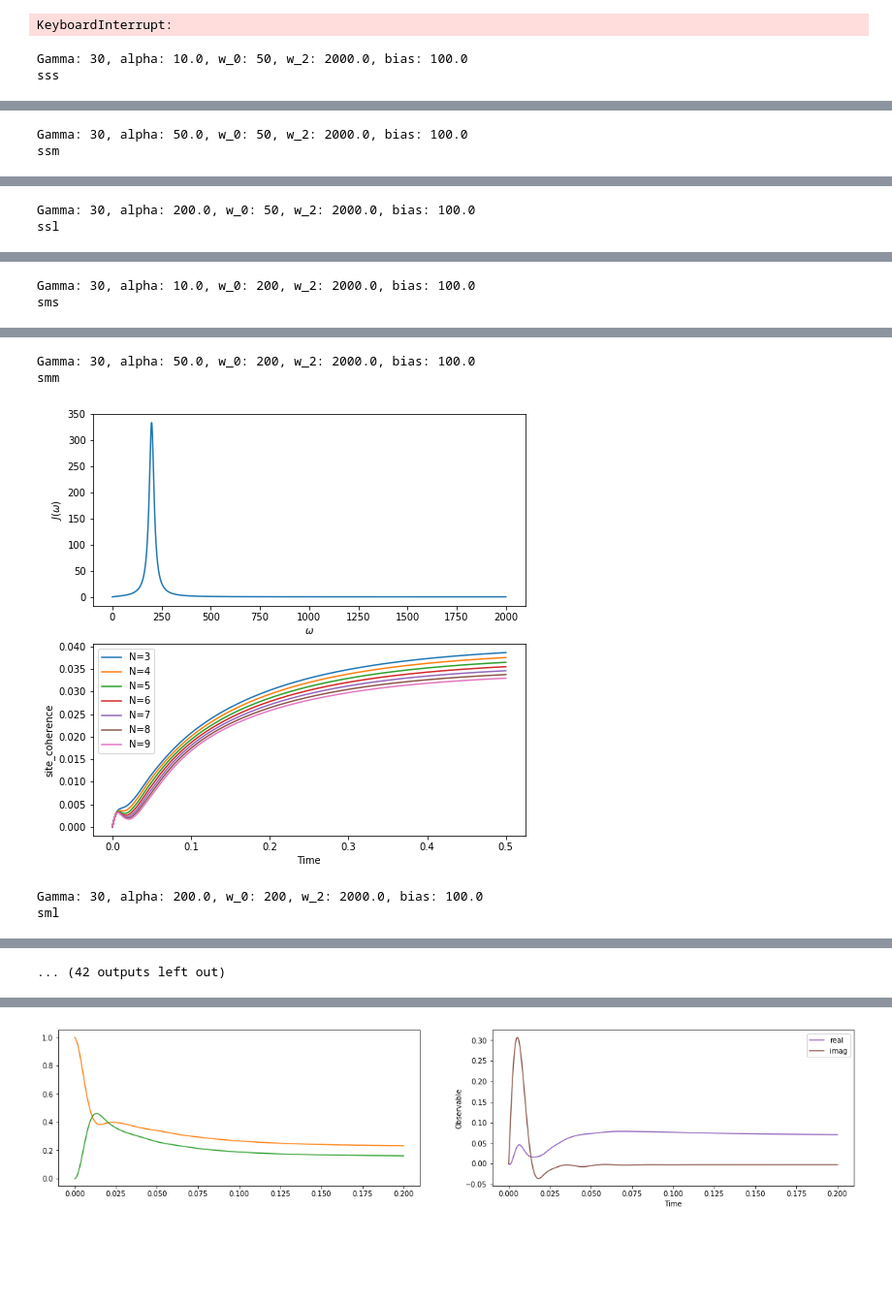
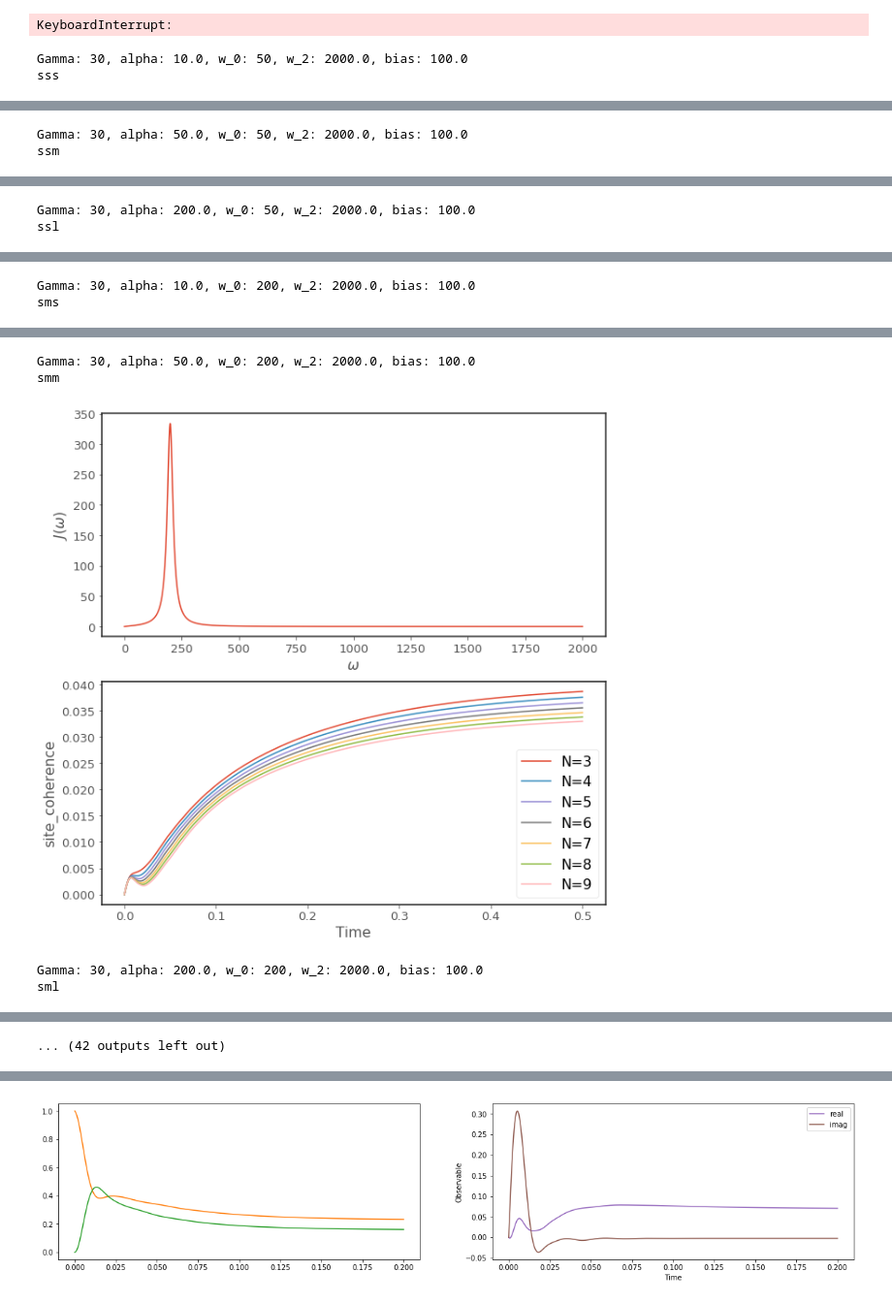
Before and after one commit to HenryMaguire/dimer-code, a Jupyter notebook: coherence_analysis.ipynb, the cells around one changed output, grey strips where cells are left out. Shown at 97% size. Saved outputs shown, nothing was run; the diff lists cells and outputs as text; code cells hidden in the pictures; blank space fills up the shorter version.

```diff
--- a/coherence_analysis.ipynb
+++ b/coherence_analysis.ipynb
@@ -69,3 +69,12 @@ I_dimer = qeye(4)
 
 reload(RC)
 reload(opt)
+
+plt.style.use('ggplot')
+plt.rcParams["axes.grid"] = True
+plt.rcParams["axes.edgecolor"] = "0.15"
+plt.rcParams["axes.linewidth"]  = 1.5
+plt.rcParams['axes.facecolor'] = 'white'
+plt.rcParams['font.size'] = 13
+plt.rcParams['legend.fontsize'] = 'large'
+plt.rcParams['figure.titlesize'] = 'medium'
@@ -516,7 +523,7 @@ Full optical Liouvillian took 60.4880950451 seconds.
 KeyboardInterrupt:
 # %%
 def plot_dynamics_converge(comb, observable, dir_name="dynamics", plot_SD=True, save_images=True):
-    f, axes = plt.subplots(2,1, figsize=(8,8))
+    f, axes = plt.subplots(2,1, figsize=(10,10))
 
     labels = ['OO', 'XO', 'OX', 'XX', 'site_coherence',
                       'bright', 'dark', 'eig_coherence',
@@ -602,5 +609,5 @@ sms
 Gamma: 30, alpha: 50.0, w_0: 200, w_2: 2000.0, bias: 100.0
 smm
-[figure, old version]
+[figure, new version]
 Gamma: 30, alpha: 200.0, w_0: 200, w_2: 2000.0, bias: 100.0
 sml
```
Also changed, not shown: parts of 4 cells of this notebook, 15 other files.
